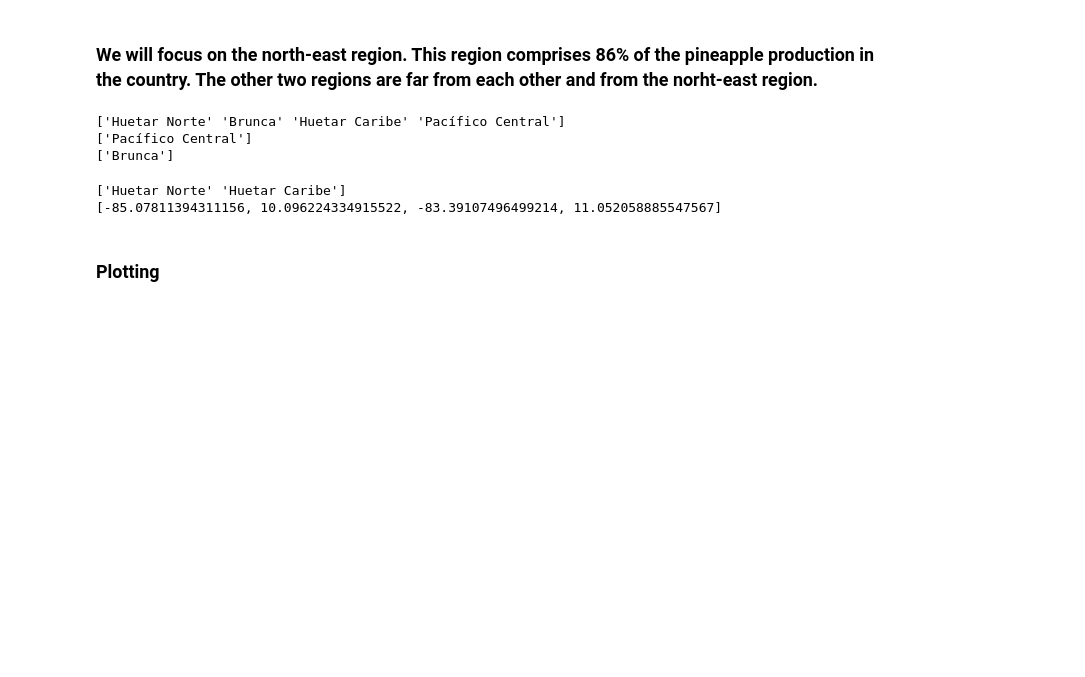
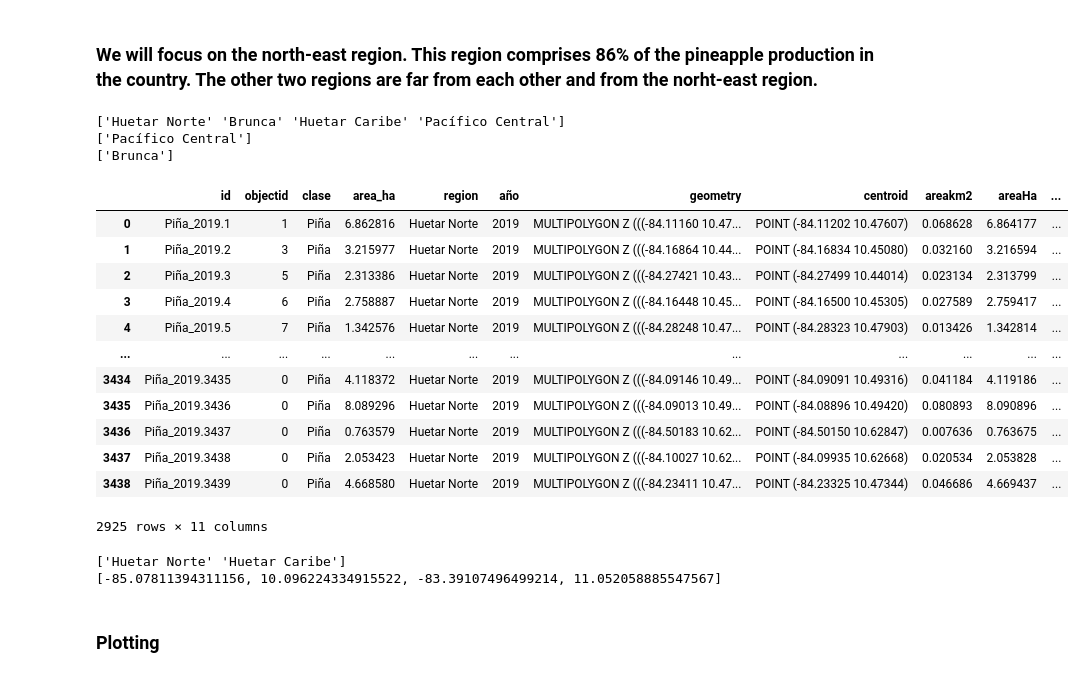
Before and after one commit to isaldiviagonzatti/MscThesis, a Jupyter notebook: FLP/code/PAL_manipulation.ipynb, the cells around one changed output. Drawn from its saved outputs; the diff is of its cells as text; code cells hidden in the pictures; blank space fills up the shorter version.

```diff
--- a/FLP/code/PAL_manipulation.ipynb
+++ b/FLP/code/PAL_manipulation.ipynb
@@ -133,6 +133,22 @@ print(southPine['region'].unique())
 southIdx=list(southPine.index)
 westIdx=list(westPine.index)
 northPine = pineFields.drop(southIdx).drop(westIdx)
+# %%
+northPine
+# %% [output]
+|  | id | objectid | clase | area_ha | region | año | geometry | centroid | areakm2 | areaHa | ... |
+| 0 | Piña_2019.1 | 1 | Piña | 6.862816 | Huetar Norte | 2019 | MULTIPOLYGON Z (((-84.11160 10.47... | POINT (-84.11202 10.47607) | 0.068628 | 6.864177 | ... |
+| 1 | Piña_2019.2 | 3 | Piña | 3.215977 | Huetar Norte | 2019 | MULTIPOLYGON Z (((-84.16864 10.44... | POINT (-84.16834 10.45080) | 0.032160 | 3.216594 | ... |
+| 2 | Piña_2019.3 | 5 | Piña | 2.313386 | Huetar Norte | 2019 | MULTIPOLYGON Z (((-84.27421 10.43... | POINT (-84.27499 10.44014) | 0.023134 | 2.313799 | ... |
+| 3 | Piña_2019.4 | 6 | Piña | 2.758887 | Huetar Norte | 2019 | MULTIPOLYGON Z (((-84.16448 10.45... | POINT (-84.16500 10.45305) | 0.027589 | 2.759417 | ... |
+| 4 | Piña_2019.5 | 7 | Piña | 1.342576 | Huetar Norte | 2019 | MULTIPOLYGON Z (((-84.28248 10.47... | POINT (-84.28323 10.47903) | 0.013426 | 1.342814 | ... |
+| ... | ... | ... | ... | ... | ... | ... | ... | ... | ... | ... | ... |
+| 3434 | Piña_2019.3435 | 0 | Piña | 4.118372 | Huetar Norte | 2019 | MULTIPOLYGON Z (((-84.09146 10.49... | POINT (-84.09091 10.49316) | 0.041184 | 4.119186 | ... |
+| 3435 | Piña_2019.3436 | 0 | Piña | 8.089296 | Huetar Norte | 2019 | MULTIPOLYGON Z (((-84.09013 10.49... | POINT (-84.08896 10.49420) | 0.080893 | 8.090896 | ... |
+| 3436 | Piña_2019.3437 | 0 | Piña | 0.763579 | Huetar Norte | 2019 | MULTIPOLYGON Z (((-84.50183 10.62... | POINT (-84.50150 10.62847) | 0.007636 | 0.763675 | ... |
+| 3437 | Piña_2019.3438 | 0 | Piña | 2.053423 | Huetar Norte | 2019 | MULTIPOLYGON Z (((-84.10027 10.62... | POINT (-84.09935 10.62668) | 0.020534 | 2.053828 | ... |
+| 3438 | Piña_2019.3439 | 0 | Piña | 4.668580 | Huetar Norte | 2019 | MULTIPOLYGON Z (((-84.23411 10.47... | POINT (-84.23325 10.47344) | 0.046686 | 4.669437 | ... |
+2925 rows × 11 columns
 # %%
 # now we have reduced the data to the north
 print(northPine['region'].unique())
```
Also changed, not shown: 11 other files.
